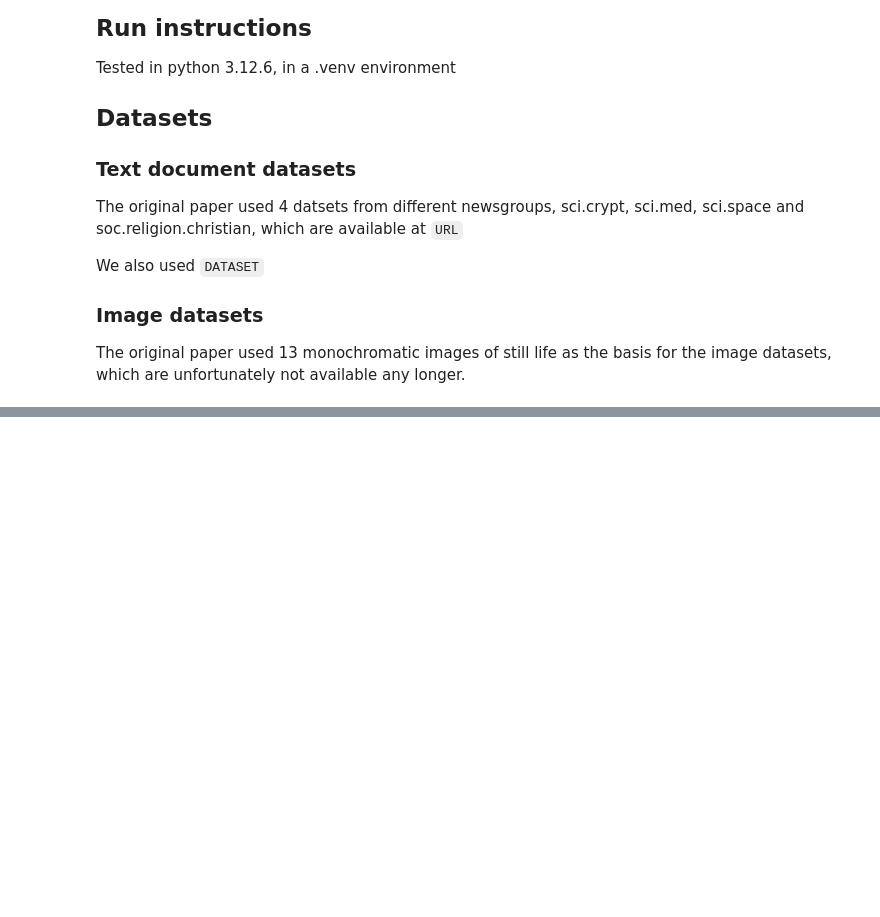
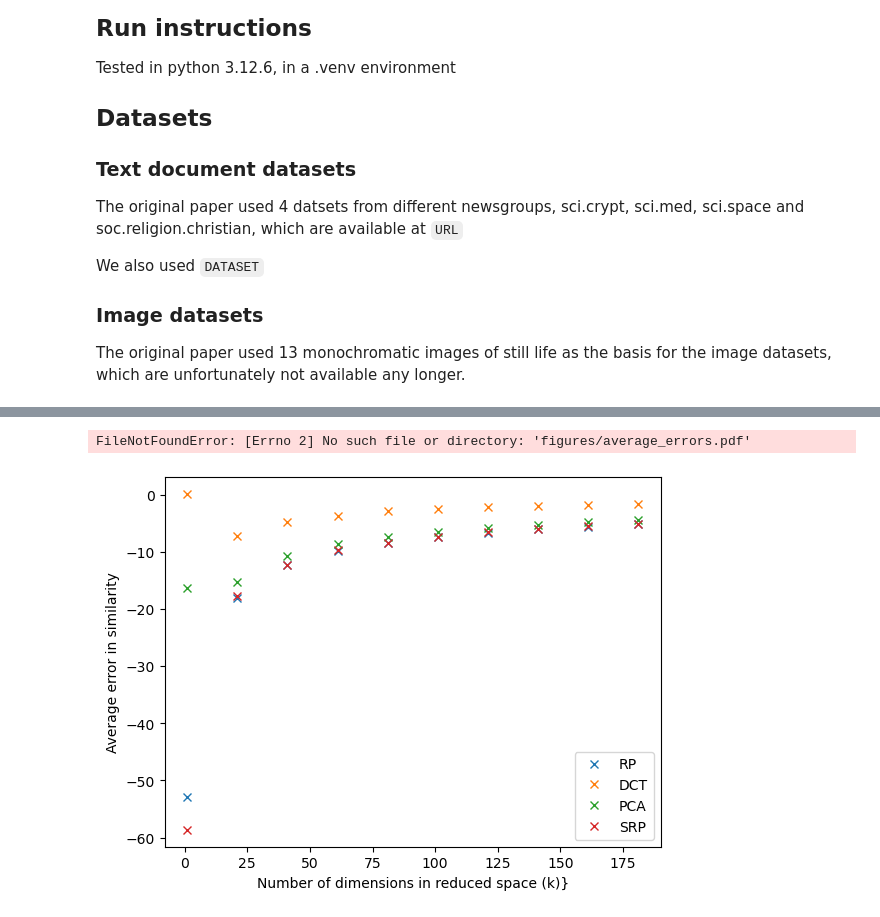
Before and after one commit to erikwallindermahler/DD2434-Project, a Jupyter notebook: notebook.ipynb, the cells around one changed output, grey strips where cells are left out. Drawn from its saved outputs; the diff is of its cells as text; code cells hidden in the pictures; blank space fills up the shorter version.

```diff
--- a/notebook.ipynb
+++ b/notebook.ipynb
@@ -287 +350,6 @@ resultdct = pipeline(dataset=D,method="DCT",v_type="image",numpairs=100,k_min=1,
+# %%
+resultrp_im = pipeline(dataset=D,method="RP",v_type="image",numpairs=100,k_min=1,k_max=200,k_step=20)
+resultsrp_im = pipeline(dataset=D,method="SRP",v_type="image",numpairs=100,k_min=1,k_max=200,k_step=20)
+resultsvd_im = pipeline(dataset=D,method="PCA",v_type="image",numpairs=100,k_min=1,k_max=200,k_step=20)
+resultdct_im = pipeline(dataset=D,method="DCT",v_type="image",numpairs=100,k_min=1,k_max=200,k_step=20)
 # %%
@@ -291,0 +361,5 @@ plot_results([resultrp,resultdct,resultsvd,resultsrp])
+# %%
+plot_results([resultrp_im,resultdct_im,resultsvd_im,resultsrp_im])
+# %% [output]
+FileNotFoundError: [Errno 2] No such file or directory: 'figures/average_errors.pdf'
+[figure, added]
```
Also changed, not shown: parts of 9 cells of this notebook.
